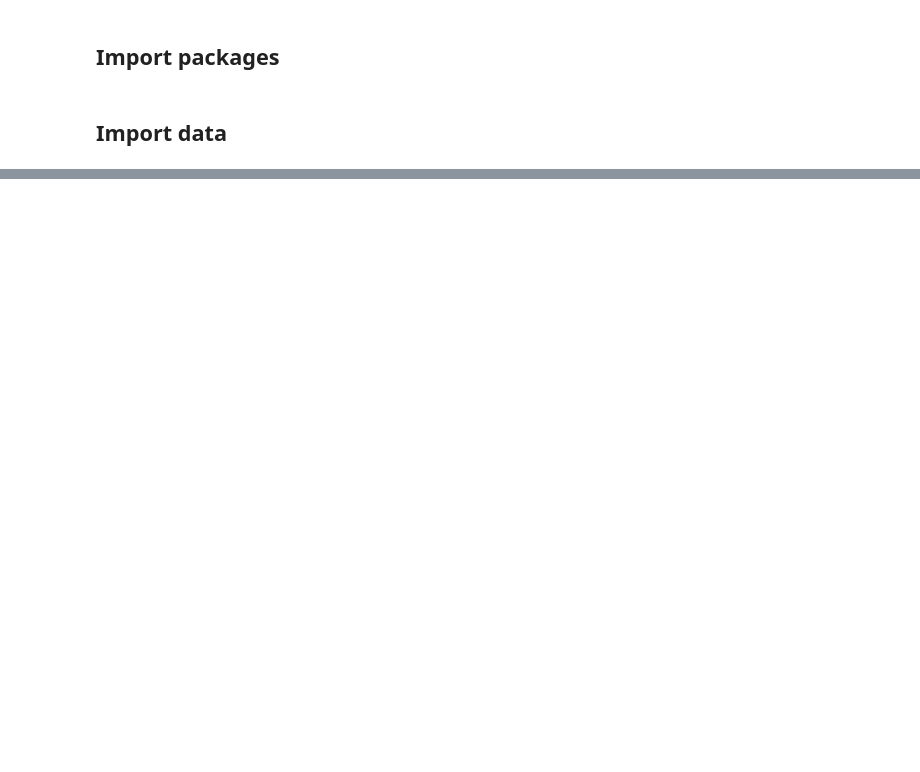
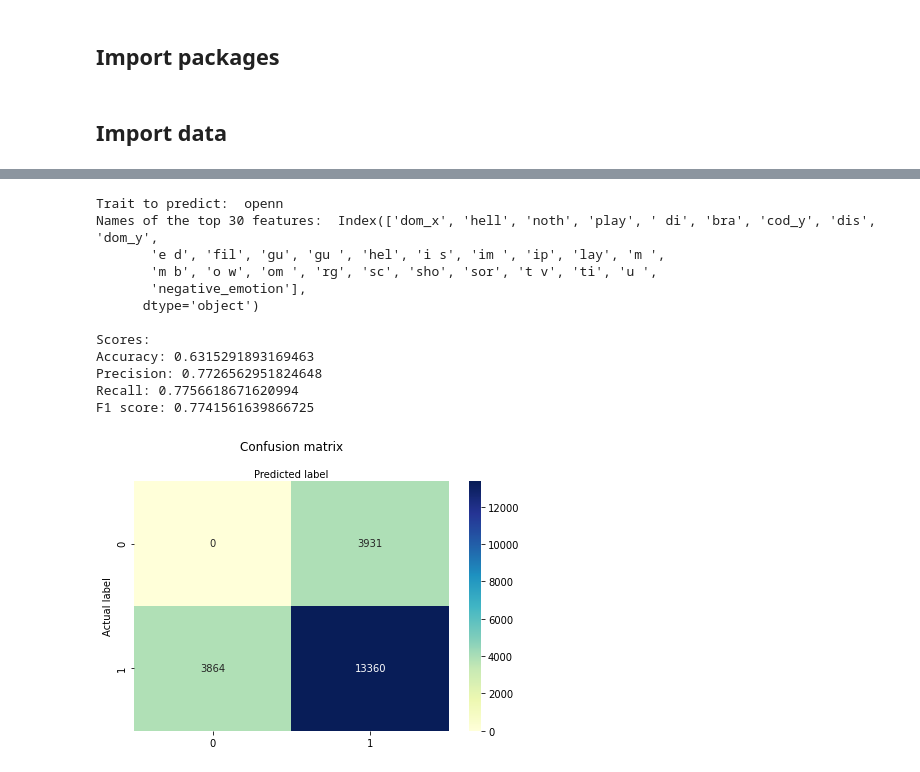
Before and after one commit to sophiasylvester/Big5-NLP, a Jupyter notebook: classifier.ipynb, the cells around one changed output, grey strips where cells are left out. Saved outputs shown, nothing was run; the diff lists cells and outputs as text; code cells hidden in the pictures; blank space fills up the shorter version.

```diff
--- a/classifier.ipynb
+++ b/classifier.ipynb
@@ -97,0 +196,17 @@ F1: 0.9997923649630707
+# %%
+# Openness
+classify(df, "openn", 35, plotting=True)
+# %% [output]
+Trait to predict:  openn
+Names of the top 30 features:  Index(['dom_x', 'hell', 'noth', 'play', ' di', 'bra', 'cod_y', 'dis', 'dom_y',
+       'e d', 'fil', 'gu', 'gu ', 'hel', 'i s', 'im ', 'ip', 'lay', 'm ',
+       'm b', 'o w', 'om ', 'rg', 'sc', 'sho', 'sor', 't v', 'ti', 'u ',
+       'negative_emotion'],
+      dtype='object')
+
+Scores:
+Accuracy: 0.6315291893169463
+Precision: 0.7726562951824648
+Recall: 0.7756618671620994
+F1 score: 0.7741561639866725
+[figure, added]
```
Also changed, not shown: parts of 24 cells of this notebook.
